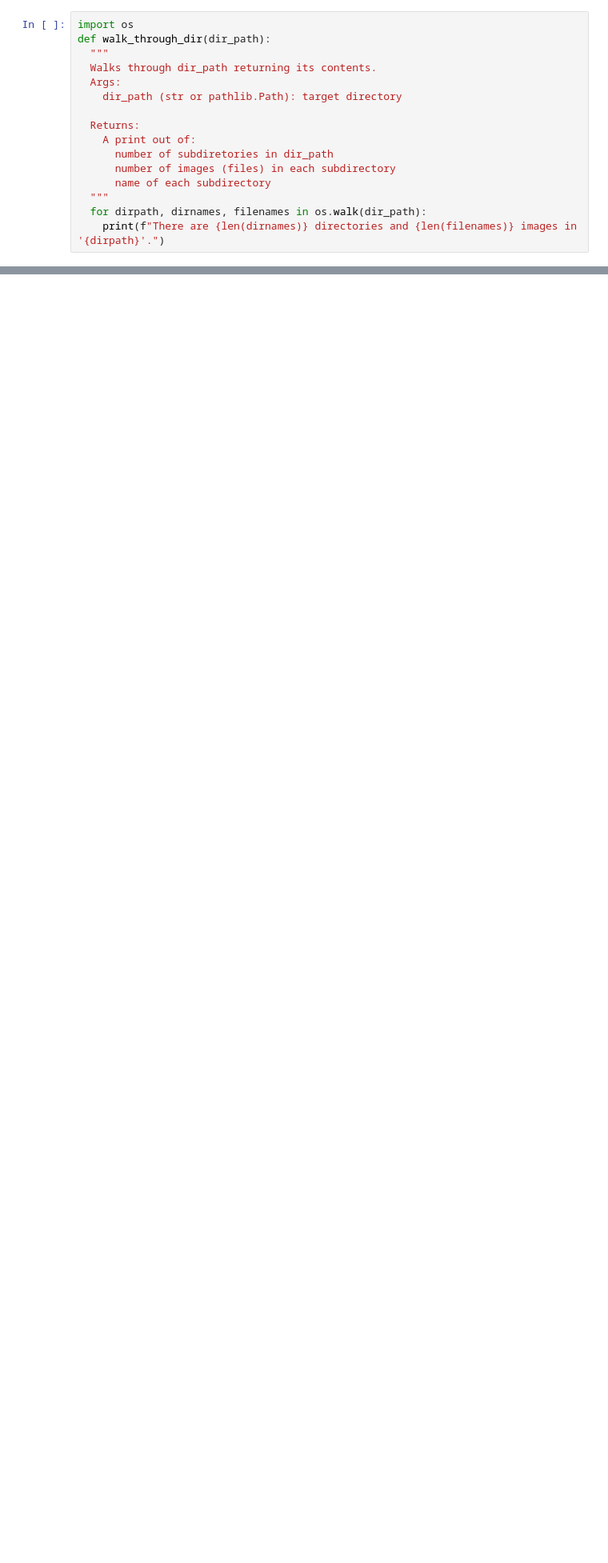
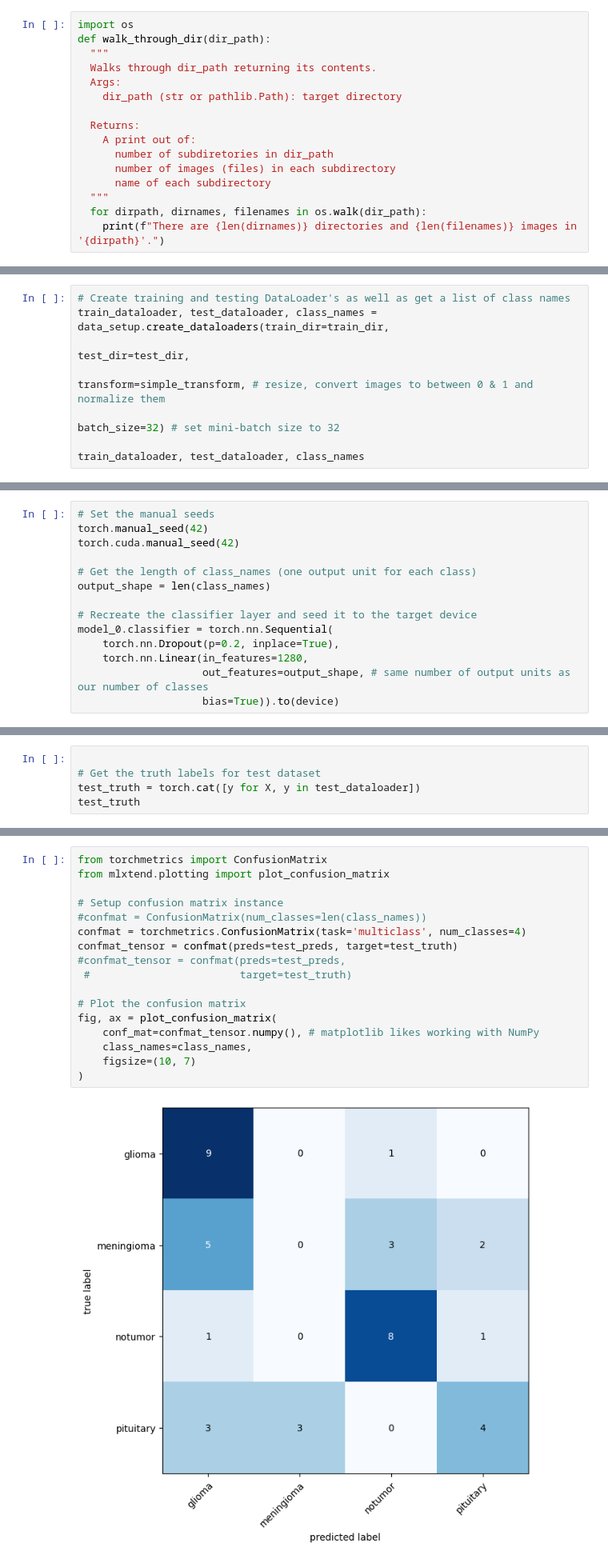
Before and after one commit to AbdulrahmanYusuf/capstone-project, a Jupyter notebook: Team_1.ipynb, the cells around one changed output, grey strips where cells are left out. Shown at 80% size. Drawn from its saved outputs; the diff is of its cells as text; blank space fills up the shorter version.

```diff
--- a/Team_1.ipynb
+++ b/Team_1.ipynb
@@ -158,0 +167,8 @@ data_transform = transforms.Compose([
+# %%
+# Create training and testing DataLoader's as well as get a list of class names
+train_dataloader, test_dataloader, class_names = data_setup.create_dataloaders(train_dir=train_dir,
+                                                                               test_dir=test_dir,
+                                                                               transform=simple_transform, # resize, convert images to between 0 & 1 and normalize them
+                                                                               batch_size=32) # set mini-batch size to 32
+
+train_dataloader, test_dataloader, class_names
@@ -158,0 +221,14 @@ data_transform = transforms.Compose([
+# %%
+# Set the manual seeds
+torch.manual_seed(42)
+torch.cuda.manual_seed(42)
+
+# Get the length of class_names (one output unit for each class)
+output_shape = len(class_names)
+
+# Recreate the classifier layer and seed it to the target device
+model_0.classifier = torch.nn.Sequential(
+    torch.nn.Dropout(p=0.2, inplace=True),
+    torch.nn.Linear(in_features=1280,
+                    out_features=output_shape, # same number of output units as our number of classes
+                    bias=True)).to(device)
@@ -158,0 +320,5 @@ data_transform = transforms.Compose([
+# %%
+
+# Get the truth labels for test dataset
+test_truth = torch.cat([y for X, y in test_dataloader])
+test_truth
@@ -158,0 +328,19 @@ data_transform = transforms.Compose([
+# %%
+from torchmetrics import ConfusionMatrix
+from mlxtend.plotting import plot_confusion_matrix
+
+# Setup confusion matrix instance
+#confmat = ConfusionMatrix(num_classes=len(class_names))
+confmat = torchmetrics.ConfusionMatrix(task='multiclass', num_classes=4)
+confmat_tensor = confmat(preds=test_preds, target=test_truth)
+#confmat_tensor = confmat(preds=test_preds,
+ #                        target=test_truth)
+
+# Plot the confusion matrix
+fig, ax = plot_confusion_matrix(
+    conf_mat=confmat_tensor.numpy(), # matplotlib likes working with NumPy
+    class_names=class_names,
+    figsize=(10, 7)
+)
+# %% [output]
+[figure, added]
```
Also changed, not shown: parts of 29 cells of this notebook.
